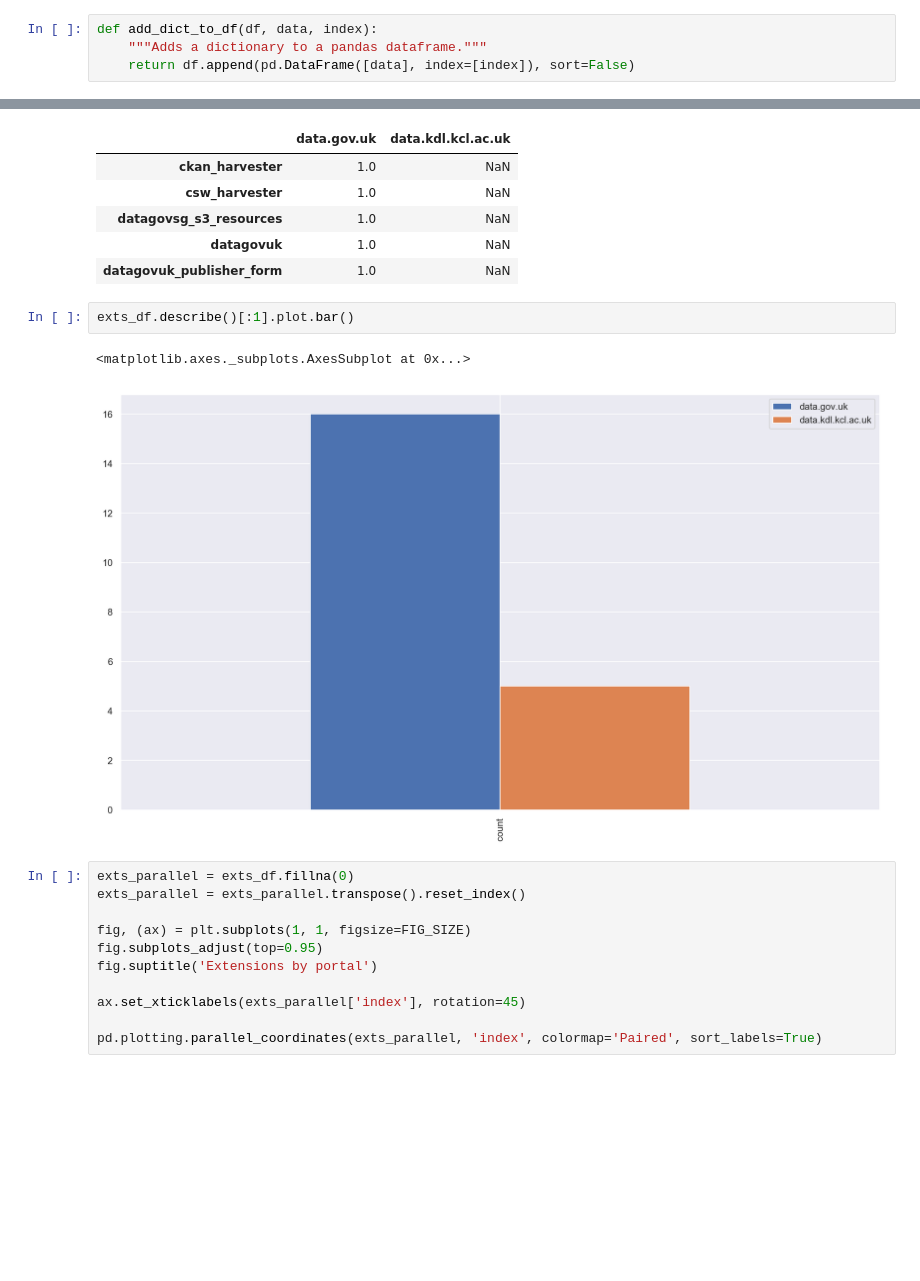
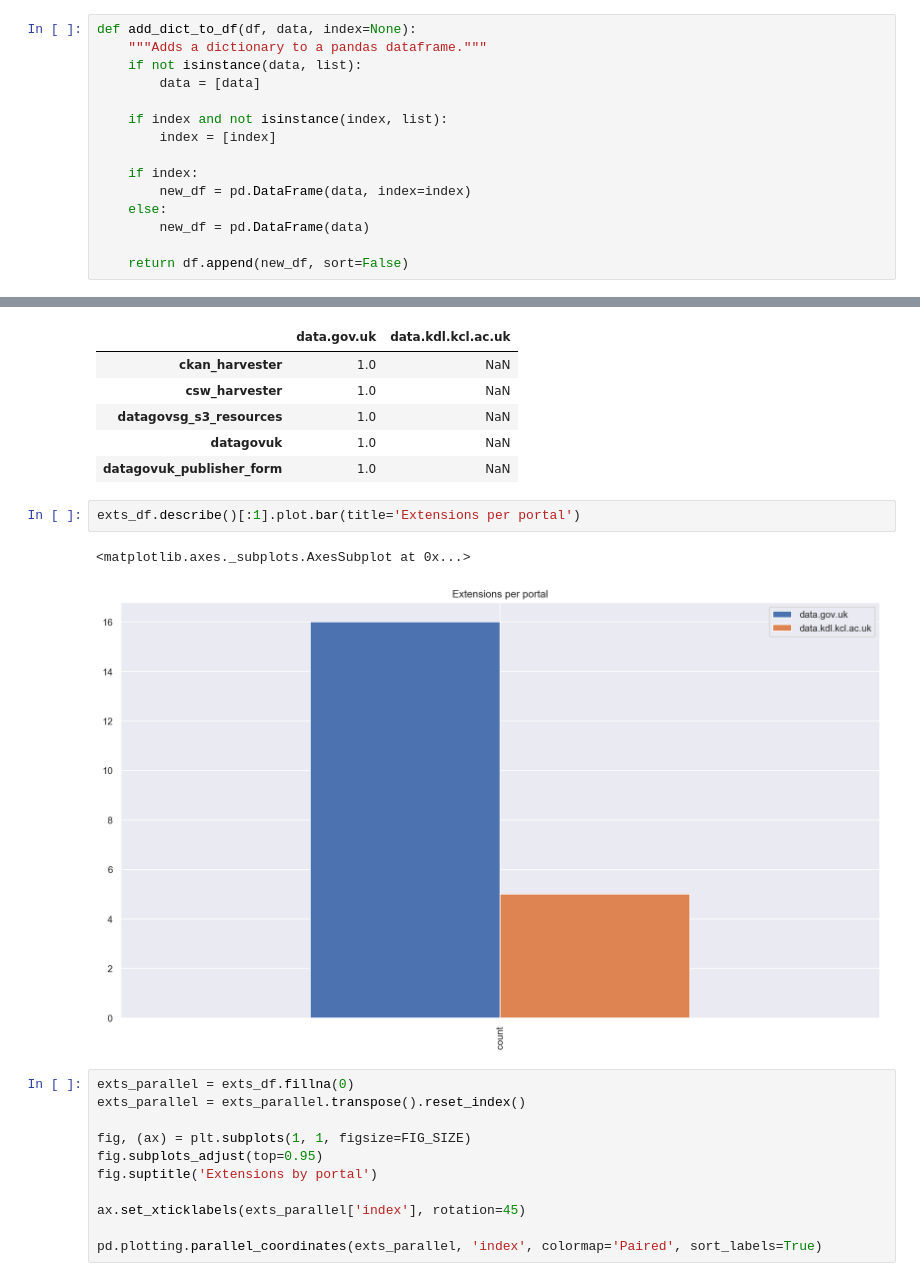
Before and after one commit to PublicDataLab/DataPortalExplorer, a Jupyter notebook: explore.ipynb, the cells around one changed output, grey strips where cells are left out. Saved outputs shown, nothing was run; the diff lists cells and outputs as text; blank space fills up the shorter version.

```diff
--- a/explore.ipynb
+++ b/explore.ipynb
@@ -95,4 +126,15 @@ def get_themes(portal, theme_field):
 # %%
-def add_dict_to_df(df, data, index):
+def add_dict_to_df(df, data, index=None):
     """Adds a dictionary to a pandas dataframe."""
-    return df.append(pd.DataFrame([data], index=[index]), sort=False)
+    if not isinstance(data, list):
+        data = [data]
+
+    if index and not isinstance(index, list):
+        index = [index]
+
+    if index:
+        new_df = pd.DataFrame(data, index=index)
+    else:
+        new_df = pd.DataFrame(data)
+
+    return df.append(new_df, sort=False)
@@ -178,10 +267,10 @@ exts_df.head()
 | datagovuk | 1.0 | NaN |
 | datagovuk_publisher_form | 1.0 | NaN |
 # %%
-exts_df.describe()[:1].plot.bar()
+exts_df.describe()[:1].plot.bar(title='Extensions per portal')
 # %% [output]
 <matplotlib.axes._subplots.AxesSubplot at 0x...>
-[figure, old version]
+[figure, new version]
 # %%
 exts_parallel = exts_df.fillna(0)
 exts_parallel = exts_parallel.transpose().reset_index()
```
Also changed, not shown: parts of 12 cells of this notebook.
